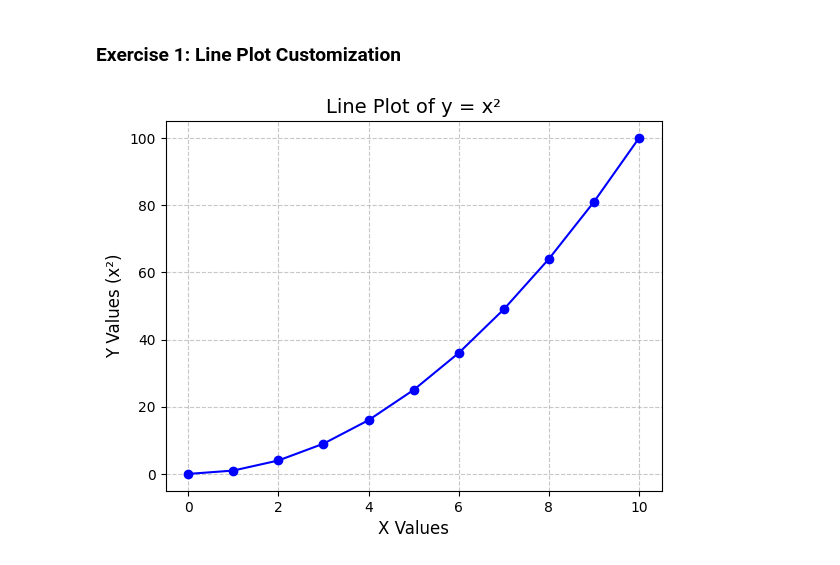
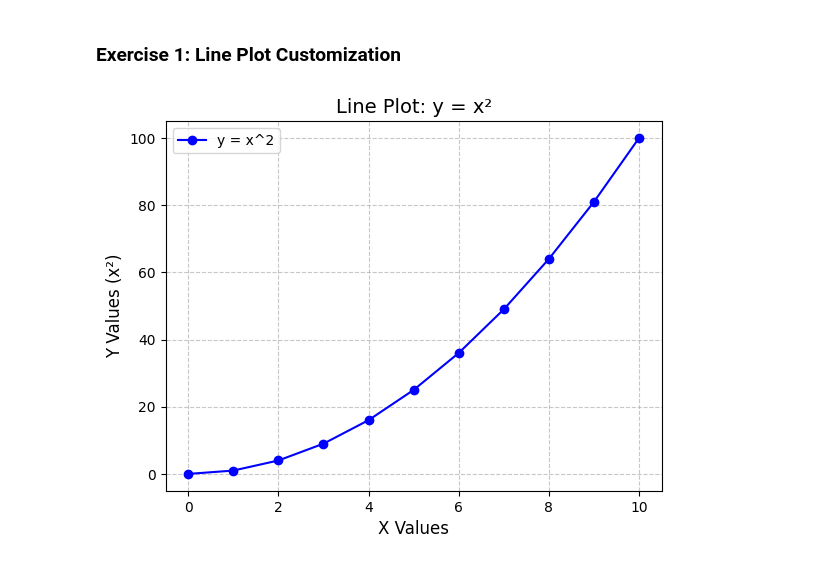
Before and after one commit to Shilpagk2003/python-jupyter-template, a Jupyter notebook: src/1-line-plot.ipynb, the cells around one changed output. Cells and saved outputs as stored; diff of their text form; code cells hidden in the pictures.

```diff
--- a/src/1-line-plot.ipynb
+++ b/src/1-line-plot.ipynb
@@ -4,20 +4,24 @@
 # TASK: Create a line plot with x values ranging from 0 to 10 and y values as the square of x.
 # Customize the plot by adding a title, labels for both axes, and a grid.
 # %%
-# Define x and y values
-# x = range(0, 11) # x values from 0 to 10
-y = [i**2 for i in x]
-# y values as the square of x
-# Create the plot
-plt.plot(x, y, marker='o', color='b', label="y = x^2")
-# Add title and labels
-plt.title("Line Plot of y = x²", fontsize=14)
-plt.xlabel("X Values", fontsize=12)
-plt.ylabel("Y Values (x²)", fontsize=12)
-# Add a grid
-plt.grid(True, linestyle='--', alpha=0.7)
-# Add a legend plt.legend()
+# Import the required library
+import matplotlib.pyplot as plt
+
+# Define the data
+x = range(0, 11)  # x values ranging from 0 to 10
+y = [i**2 for i in x]  # y values as the square of x
+
+# Create the line plot
+plt.plot(x, y, marker='o', color='blue', label='y = x^2')
+
+# Add customization
+plt.title("Line Plot: y = x²", fontsize=14)  # Title of the plot
+plt.xlabel("X Values", fontsize=12)         # X-axis label
+plt.ylabel("Y Values (x²)", fontsize=12)    # Y-axis label
+plt.grid(True, linestyle='--', alpha=0.7)   # Add a grid with dashed style
+
 # Display the plot
+plt.legend()  # Add a legend
 plt.show()
 # %% [output]
-[figure, old version]
+[figure, new version]
```
Also changed, not shown: 1 other file.
